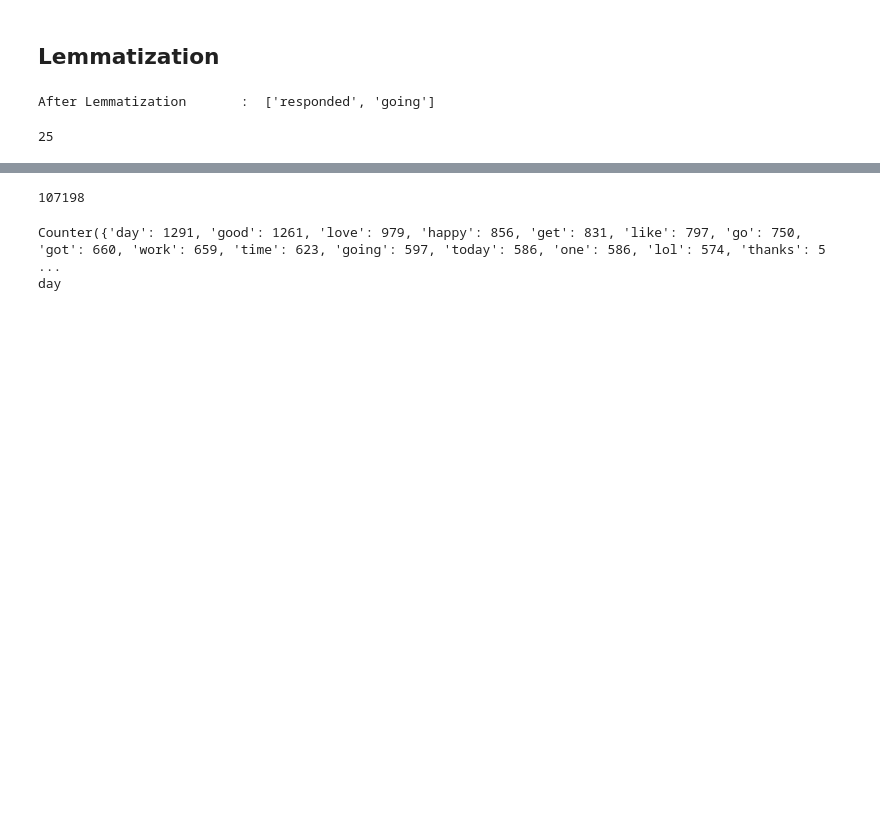
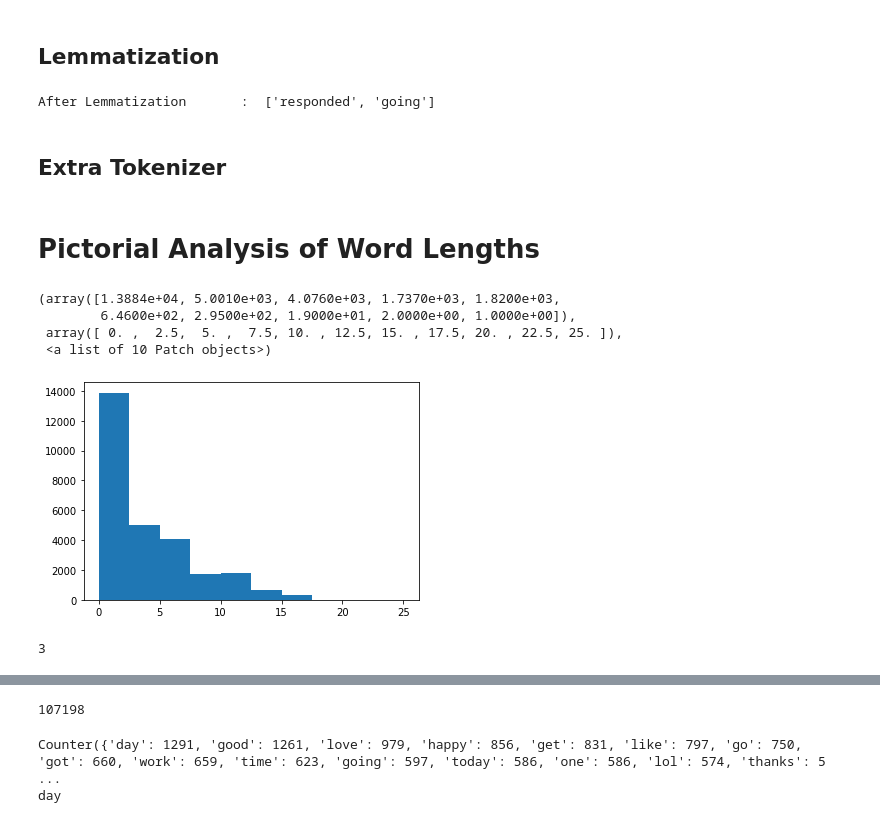
Before and after one commit to unKNOWN-G/Projects, a Jupyter notebook: Sentimental_Analysis/Colab_Sentinmental_Analysis_Code.ipynb, the cells around one changed output, grey strips where cells are left out. Saved outputs shown, nothing was run; the diff lists cells and outputs as text; code cells hidden in the pictures; blank space fills up the shorter version.

```diff
--- a/Sentimental_Analysis/Colab_Sentinmental_Analysis_Code.ipynb
+++ b/Sentimental_Analysis/Colab_Sentinmental_Analysis_Code.ipynb
@@ -108,10 +131,3 @@ for i in range(len(filtered_tokens)):
 print("After Lemmatization       : ", lemmatizers[0])
 # %% [output]
 After Lemmatization       :  ['responded', 'going']
-# %%
-"""
- The next step currently is converting these words into numbers based on occurances and padding with zeros for length
-"""
-a=0
-for i in range(len(lemmatizers)):
-    a=max(a,len(lemmatizers[i]))
@@ -118,14 +138,31 @@ for i in range(len(lemmatizers)):
+# %% [markdown]
+## Extra Tokenizer
 # %%
 tokenizer = Tokenizer(
-    num_words = total_words,
+    num_words = len(total_words),
     filters = '"#$%&()*+-/:,;<=>@[\]^_`{|}~'
 )
 tokenizer.fit_on_texts(lemmatizers)
-
-total_words=[]
-for i in range(len(lemmatizers)):
-    total_words.extend(lemmatizers[i])
+# %% [markdown]
+# Pictorial Analysis of Word Lengths
+# %%
+"""
+ The next step currently is converting these words into numbers based on occurances and padding with zeros for length
+"""
+word_lengths = []
+for i in range(len(lemmatizers)):
+  word_lengths.append(len(lemmatizers[i]))
+mean = sum(word_lengths)/len(word_lengths)
+plt.hist(word_lengths)
+# %% [output]
+(array([1.3884e+04, 5.0010e+03, 4.0760e+03, 1.7370e+03, 1.8200e+03,
+        6.4600e+02, 2.9500e+02, 1.9000e+01, 2.0000e+00, 1.0000e+00]),
+ array([ 0. ,  2.5,  5. ,  7.5, 10. , 12.5, 15. , 17.5, 20. , 22.5, 25. ]),
+ <a list of 10 Patch objects>)
+[figure, added]
 # %%
-print(a)
+# Over here The max_length represents the max length of phrase taken inro consideration
+max_len = int(mean)
+max_len
 # %% [output]
-25
+3
```
Also changed, not shown: parts of 34 cells of this notebook.
